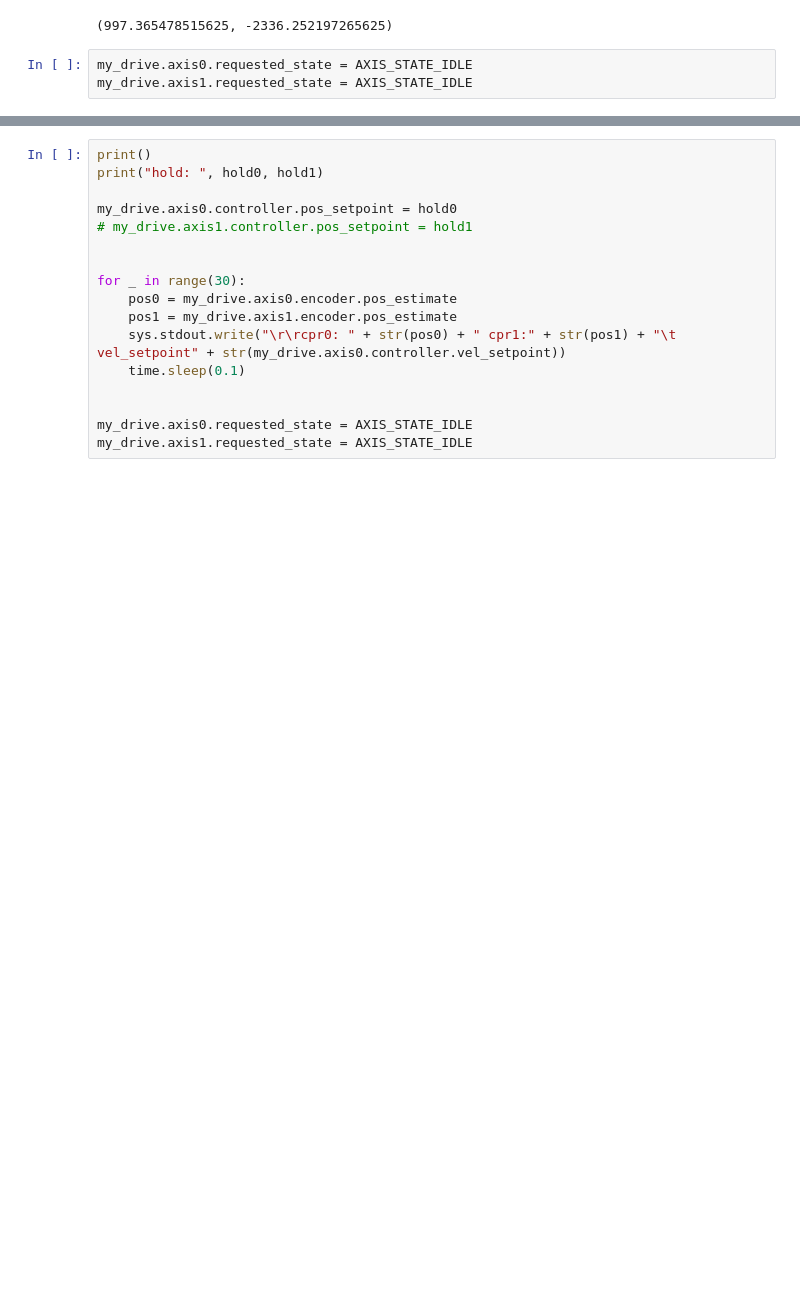
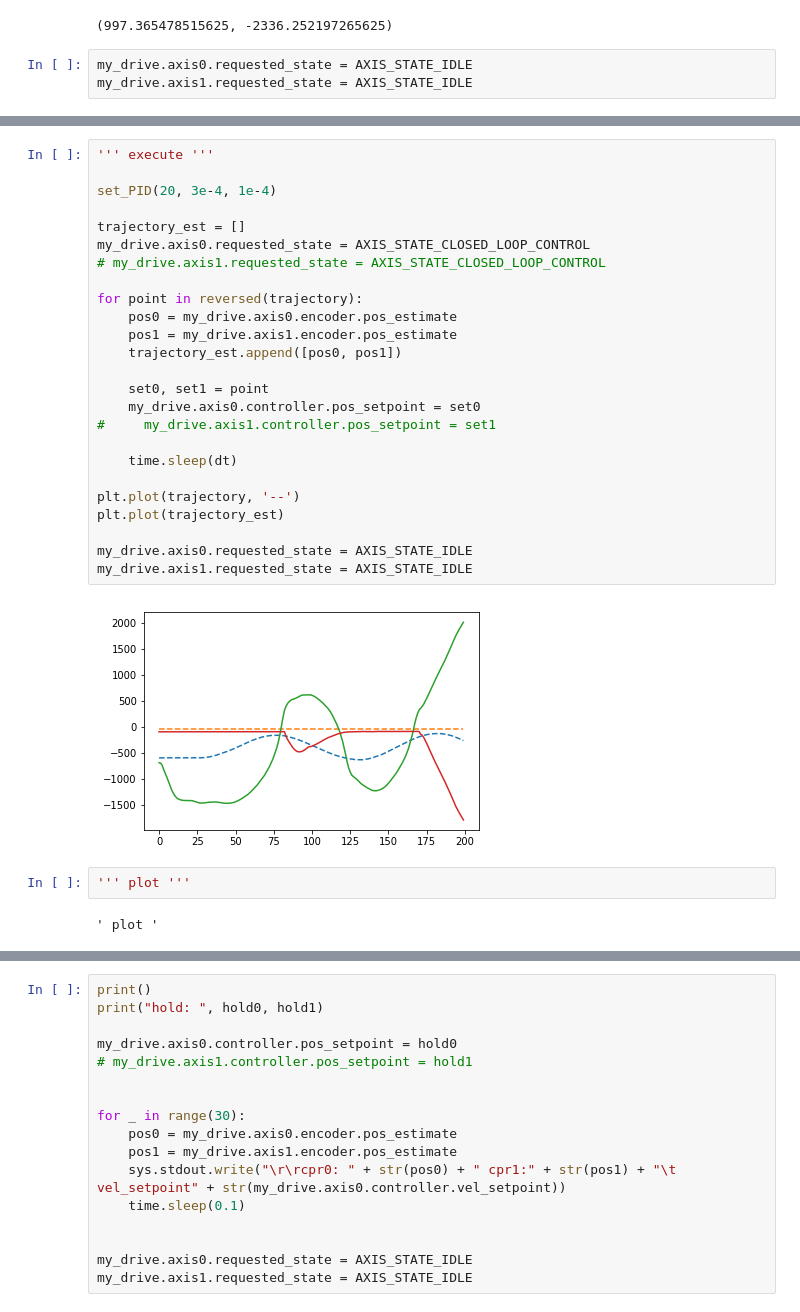
Before and after one commit to Jonathan23Ananda/ODrive, a Jupyter notebook: lab/03_haptic_arm_tests.ipynb, the cells around one changed output, grey strips where cells are left out. Saved outputs shown, nothing was run; the diff lists cells and outputs as text; blank space fills up the shorter version.

```diff
--- a/lab/03_haptic_arm_tests.ipynb
+++ b/lab/03_haptic_arm_tests.ipynb
@@ -104,3 +122,34 @@ trajectory = []
+# %%
+''' execute '''
+
+set_PID(20, 3e-4, 1e-4)
+
+trajectory_est = []
+my_drive.axis0.requested_state = AXIS_STATE_CLOSED_LOOP_CONTROL
+# my_drive.axis1.requested_state = AXIS_STATE_CLOSED_LOOP_CONTROL
+
+for point in reversed(trajectory):
+    pos0 = my_drive.axis0.encoder.pos_estimate
+    pos1 = my_drive.axis1.encoder.pos_estimate
+    trajectory_est.append([pos0, pos1])
+
+    set0, set1 = point
+    my_drive.axis0.controller.pos_setpoint = set0
+#     my_drive.axis1.controller.pos_setpoint = set1
+
+    time.sleep(dt)
+
+plt.plot(trajectory, '--')
+plt.plot(trajectory_est)
+
+my_drive.axis0.requested_state = AXIS_STATE_IDLE
+my_drive.axis1.requested_state = AXIS_STATE_IDLE
+# %% [output]
+[figure, added]
+# %%
+''' plot '''
+# %% [output]
+' plot '
 # %%
 set_PID(20, 3e-4, 1e-4)
 
```
Also changed, not shown: parts of 10 cells of this notebook, 1 other file.
